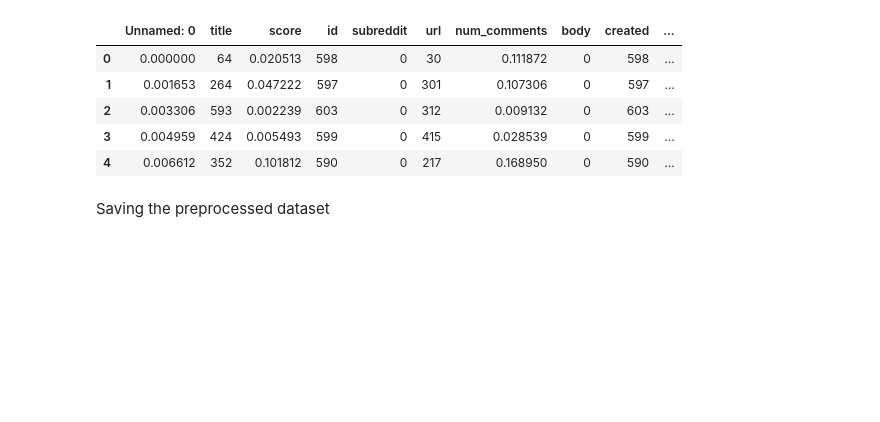
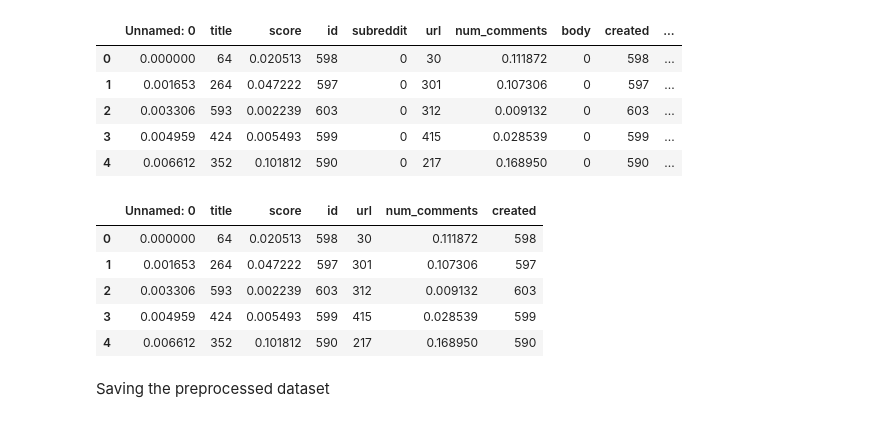
Before and after one commit to Nzemia/Meme-Virality-Prediction, a Jupyter notebook: meme_predictor.ipynb, the cells around one changed output. Saved outputs shown, nothing was run; the diff lists cells and outputs as text; code cells hidden in the pictures; blank space fills up the shorter version.

```diff
--- a/meme_predictor.ipynb
+++ b/meme_predictor.ipynb
@@ -263,6 +263,18 @@ df.head()
 | 2 | 0.003306 | 593 | 0.002239 | 603 | 0 | 312 | 0.009132 | 0 | 603 | ... |
 | 3 | 0.004959 | 424 | 0.005493 | 599 | 0 | 415 | 0.028539 | 0 | 599 | ... |
 | 4 | 0.006612 | 352 | 0.101812 | 590 | 0 | 217 | 0.168950 | 0 | 590 | ... |
+# %%
+columns_to_drop = ['subreddit', 'body', 'source_file']
+df = df.drop(columns=columns_to_drop)
+# %%
+df.head()
+# %% [output]
+|  | Unnamed: 0 | title | score | id | url | num_comments | created |
+| 0 | 0.000000 | 64 | 0.020513 | 598 | 30 | 0.111872 | 598 |
+| 1 | 0.001653 | 264 | 0.047222 | 597 | 301 | 0.107306 | 597 |
+| 2 | 0.003306 | 593 | 0.002239 | 603 | 312 | 0.009132 | 603 |
+| 3 | 0.004959 | 424 | 0.005493 | 599 | 415 | 0.028539 | 599 |
+| 4 | 0.006612 | 352 | 0.101812 | 590 | 217 | 0.168950 | 590 |
 # %% [markdown]
 Saving the preprocessed dataset
 # %%
```
Also changed, not shown: 1 other file.
